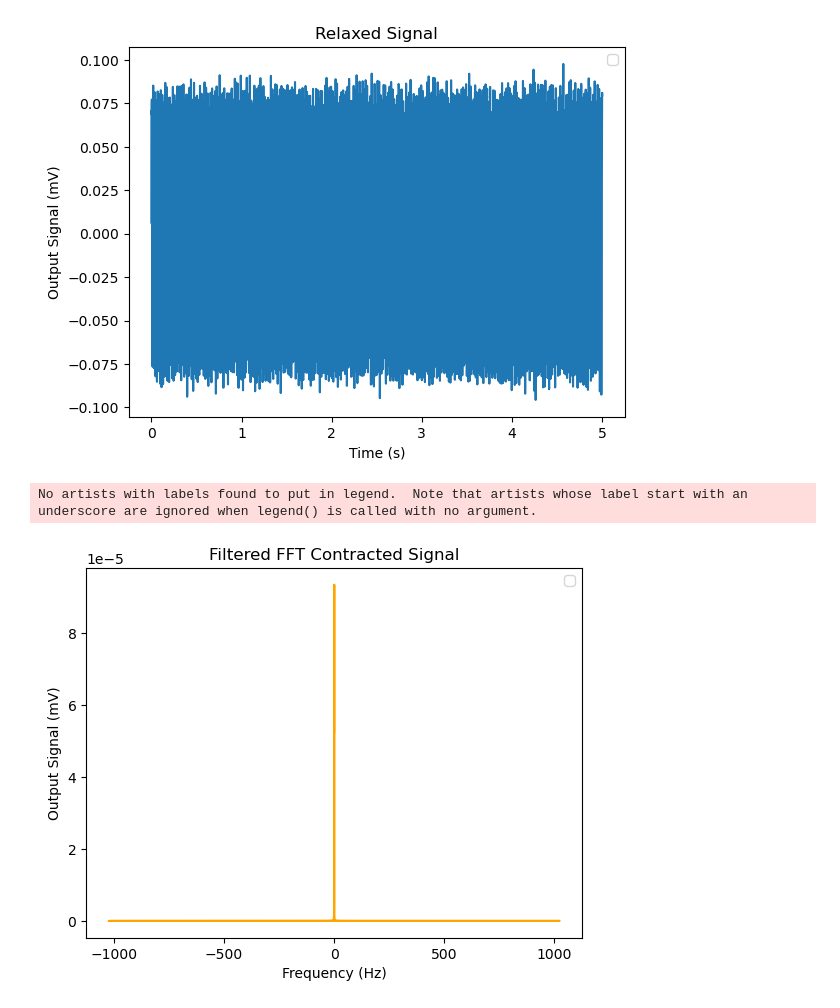
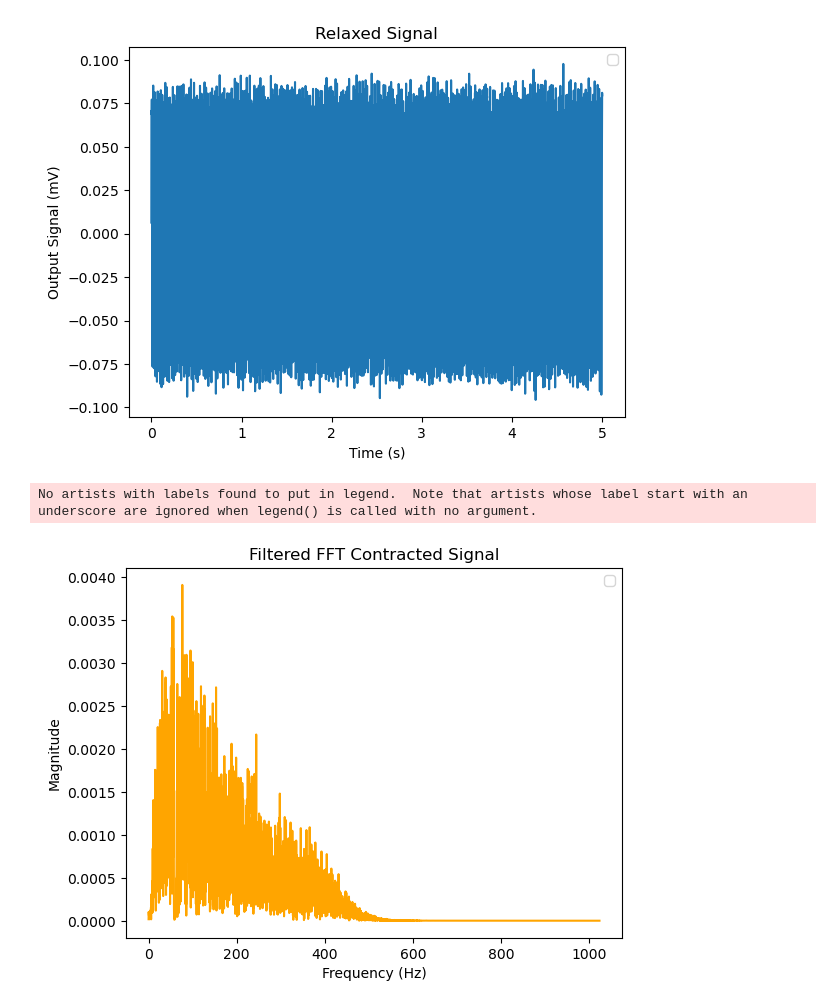
Before and after one commit to Ryan-Jing/EMG-Filter, a Jupyter notebook: EMG_Filter.ipynb, the cells around one changed output. Cells and saved outputs as stored; diff of their text form; code cells hidden in the pictures.

```diff
--- a/EMG_Filter.ipynb
+++ b/EMG_Filter.ipynb
@@ -11,7 +11,6 @@ dataset = pd.read_csv(path)
 contractedFilterOutput = './Output_Files/contractFilterOut.csv'
 relaxedFilterOutput = './Output_Files/relaxedFilterOut.csv'
 
-# y = np.sin(2*np.pi*100*x) # frequency is 100 Hz
 relaxedData= dataset['EMG_Relaxed (mV)'].to_numpy()
 contractData = dataset['EMG_Contracted (mV)'].to_numpy()
 time = dataset['Time (s)'].to_numpy()
@@ -19,8 +18,8 @@ x = np.linspace(0,10,len(contractData))
 
 order = 8
 fs = 1 / ( time[1] - time[0] )
-frequencies_bandpass = [0.1/(fs/2), 450/(fs/2)]
-frequencies_stop = [57/(fs/2), 63/(fs/2)]
+frequencies_bandpass = [0.1, 450]
+frequencies_stop = [57, 63]
 
 sos_bandpass = signal.butter(order, frequencies_bandpass, btype='pass', fs = fs, output='sos')
 sos_stop = signal.butter(order, frequencies_stop, btype='stop', fs = fs, output='sos')
@@ -42,15 +41,15 @@ databpf_f = (2/N) * np.abs(fft(databpfOne))
 
 # Truncate fft to RHS only
 xf = fftfreq(N,1/fs) # ts = 1/fs is the 0.1
-# yf = yf[0:N//2]
-# databpf_f = databpf_f[0:N//2]
+yf = yf[0:N//2]
+databpf_f = databpf_f[0:N//2]
 
 yfr = (2/N) * np.abs(fft(relaxedData))
 databpf_fOne = (2/N) * np.abs(fft(databpfThree))
-# yfr = yfr[0:N//2]
-# databpf_fOne = databpf_fOne[0:N//2]
+yfr = yfr[0:N//2]
+databpf_fOne = databpf_fOne[0:N//2]
 
-# xf = xf[0:N//2]
+xf = xf[0:N//2]
 
 data_contracted = list(zip(xf, databpf_f))
 data_relaxed = list(zip(xf, databpf_fOne))
@@ -109,15 +159,15 @@ No artists with labels found to put in legend.  Note that artists whose label st
 # %%
 # plt.subplot(1,4,3)
 plt.plot(xf,databpf_f, color = 'orange')
 # plt.xlim([0,100])
 plt.xlabel('Frequency (Hz)')
-plt.ylabel('Output Signal (mV)')
+plt.ylabel('Magnitude')
 plt.title('Filtered FFT Contracted Signal')
 plt.legend()
 plt.show()
 # %% [output]
 No artists with labels found to put in legend.  Note that artists whose label start with an underscore are ignored when legend() is called with no argument.
-[figure, old version]
+[figure, new version]
 # %%
 # plt.subplot(1,4,4)
 plt.plot(xf,databpf_fOne, color = 'green')
```
Also changed, not shown: parts of 10 cells of this notebook.
